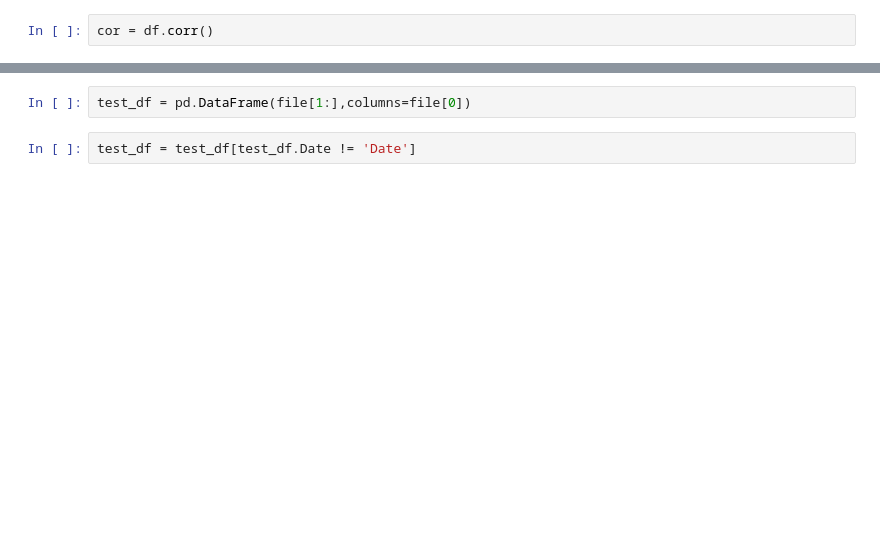
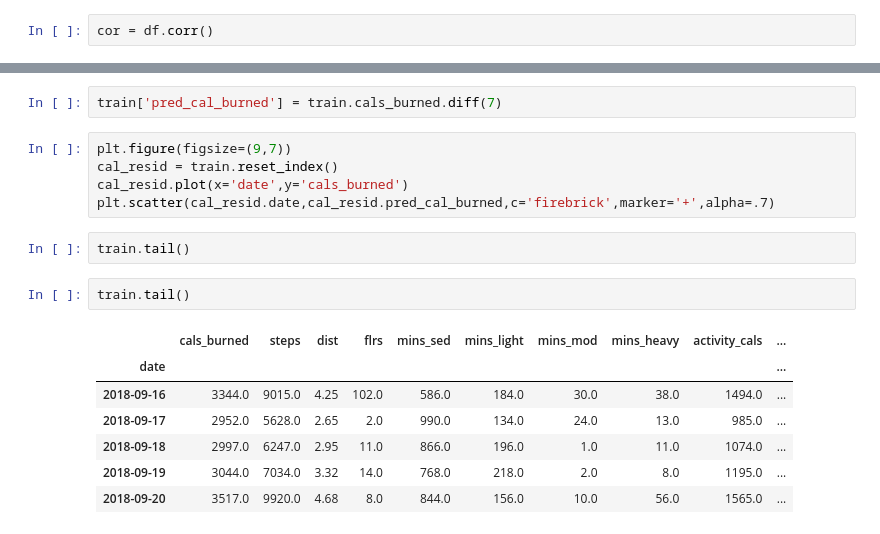
Before and after one commit to DoubleStufERoe/BayesP05_Fitbit, a Jupyter notebook: scratch_jeff.ipynb, the cells around one changed output, grey strips where cells are left out. Drawn from its saved outputs; the diff is of its cells as text; blank space fills up the shorter version.

```diff
--- a/scratch_jeff.ipynb
+++ b/scratch_jeff.ipynb
@@ -174,6 +138,21 @@ df.head()
-# %%
-test_df = pd.DataFrame(file[1:],columns=file[0])
-# %%
-test_df = test_df[test_df.Date != 'Date']
+# %%
+train['pred_cal_burned'] = train.cals_burned.diff(7)
+# %%
+plt.figure(figsize=(9,7))
+cal_resid = train.reset_index()
+cal_resid.plot(x='date',y='cals_burned')
+plt.scatter(cal_resid.date,cal_resid.pred_cal_burned,c='firebrick',marker='+',alpha=.7)
+# %%
+train.tail()
+# %%
+train.tail()
+# %% [output]
+|  | cals_burned | steps | dist | flrs | mins_sed | mins_light | mins_mod | mins_heavy | activity_cals | ... |
+| date |  |  |  |  |  |  |  |  |  | ... |
+| 2018-09-16 | 3344.0 | 9015.0 | 4.25 | 102.0 | 586.0 | 184.0 | 30.0 | 38.0 | 1494.0 | ... |
+| 2018-09-17 | 2952.0 | 5628.0 | 2.65 | 2.0 | 990.0 | 134.0 | 24.0 | 13.0 | 985.0 | ... |
+| 2018-09-18 | 2997.0 | 6247.0 | 2.95 | 11.0 | 866.0 | 196.0 | 1.0 | 11.0 | 1074.0 | ... |
+| 2018-09-19 | 3044.0 | 7034.0 | 3.32 | 14.0 | 768.0 | 218.0 | 2.0 | 8.0 | 1195.0 | ... |
+| 2018-09-20 | 3517.0 | 9920.0 | 4.68 | 8.0 | 844.0 | 156.0 | 10.0 | 56.0 | 1565.0 | ... |
 # %%
 test_df
```
Also changed, not shown: parts of 44 cells of this notebook, 1 other file.
